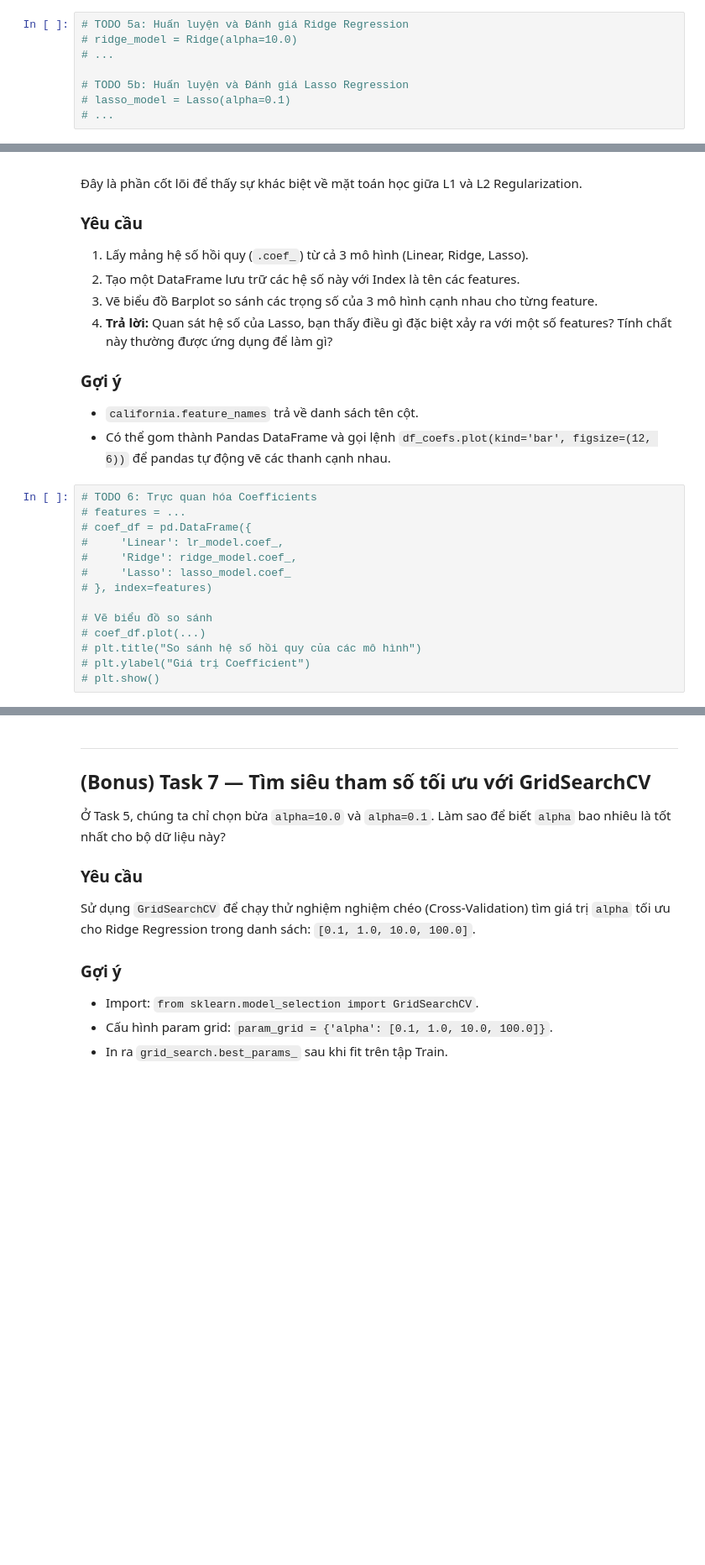
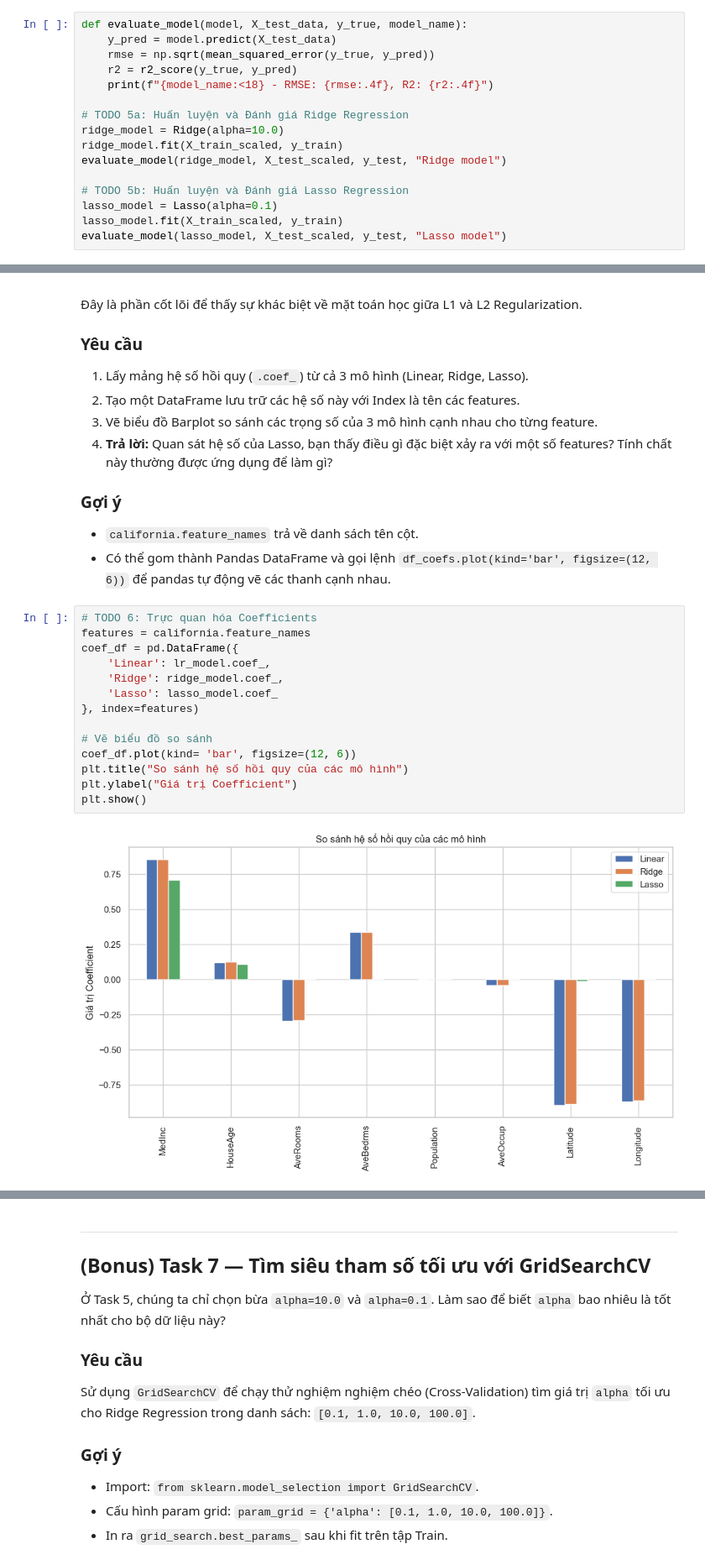
Before and after one commit to tcnzzz/mliot-pyml-2026-hw, a Jupyter notebook: week03/BTVN_buoi6_housing.ipynb, the cells around one changed output, grey strips where cells are left out. Shown at 84% size. Cells and saved outputs as stored; diff of their text form; blank space fills up the shorter version.

```diff
--- a/week03/BTVN_buoi6_housing.ipynb
+++ b/week03/BTVN_buoi6_housing.ipynb
@@ -178,10 +177,18 @@ y = ...
 - Khởi tạo mô hình: `Ridge(alpha=10.0)` và `Lasso(alpha=0.1)`.
 - Bạn có thể viết một hàm `evaluate_model(model, X_test, y_test)` nhỏ để tái sử dụng code tính RMSE và R² cho đỡ lặp lại.
 # %%
+def evaluate_model(model, X_test_data, y_true, model_name):
+    y_pred = model.predict(X_test_data)
+    rmse = np.sqrt(mean_squared_error(y_true, y_pred))
+    r2 = r2_score(y_true, y_pred)
+    print(f"{model_name:<18} - RMSE: {rmse:.4f}, R2: {r2:.4f}")
+
 # TODO 5a: Huấn luyện và Đánh giá Ridge Regression
-# ridge_model = Ridge(alpha=10.0)
-# ...
+ridge_model = Ridge(alpha=10.0)
+ridge_model.fit(X_train_scaled, y_train)
+evaluate_model(ridge_model, X_test_scaled, y_test, "Ridge model")
 
 # TODO 5b: Huấn luyện và Đánh giá Lasso Regression
-# lasso_model = Lasso(alpha=0.1)
-# ...
+lasso_model = Lasso(alpha=0.1)
+lasso_model.fit(X_train_scaled, y_train)
+evaluate_model(lasso_model, X_test_scaled, y_test, "Lasso model")
@@ -202,15 +212,17 @@ y = ...
 - Có thể gom thành Pandas DataFrame và gọi lệnh `df_coefs.plot(kind='bar', figsize=(12, 6))` để pandas tự động vẽ các thanh cạnh nhau.
 # %%
 # TODO 6: Trực quan hóa Coefficients
-# features = ...
-# coef_df = pd.DataFrame({
-#     'Linear': lr_model.coef_,
-#     'Ridge': ridge_model.coef_,
-#     'Lasso': lasso_model.coef_
-# }, index=features)
+features = california.feature_names
+coef_df = pd.DataFrame({
+    'Linear': lr_model.coef_,
+    'Ridge': ridge_model.coef_,
+    'Lasso': lasso_model.coef_
+}, index=features)
 
 # Vẽ biểu đồ so sánh
-# coef_df.plot(...)
-# plt.title("So sánh hệ số hồi quy của các mô hình")
-# plt.ylabel("Giá trị Coefficient")
-# plt.show()
+coef_df.plot(kind= 'bar', figsize=(12, 6))
+plt.title("So sánh hệ số hồi quy của các mô hình")
+plt.ylabel("Giá trị Coefficient")
+plt.show()
+# %% [output]
+[figure, added]
```
Also changed, not shown: parts of 9 cells of this notebook.
